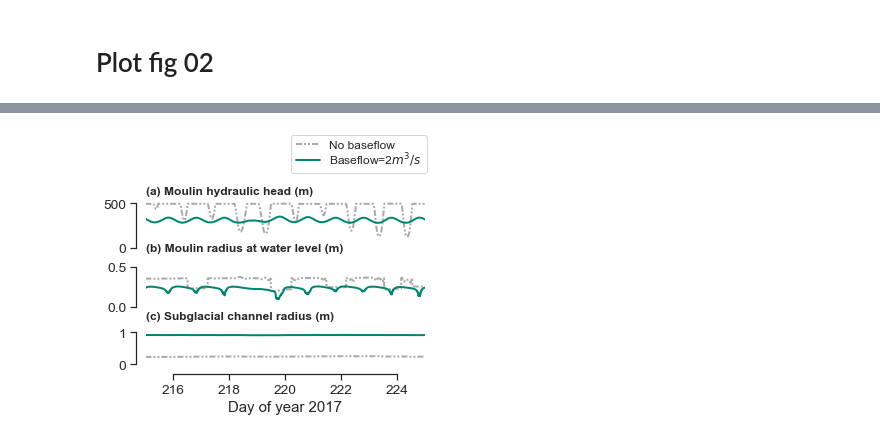
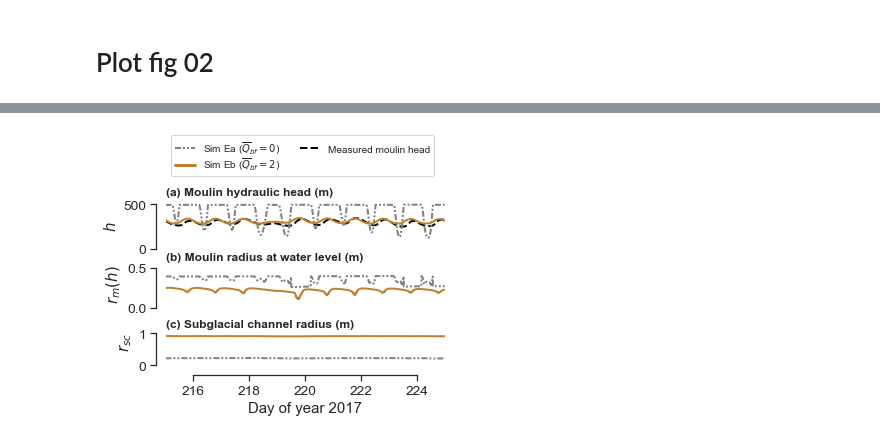
Before and after one commit to cctrunz/ModelRepo_pyMouShBaseflow_paper, a Jupyter notebook: Plot_figures_with_JEME.ipynb, the cells around one changed output, grey strips where cells are left out. Cells and saved outputs as stored; diff of their text form; code cells hidden in the pictures.

```diff
--- a/Plot_figures_with_JEME.ipynb
+++ b/Plot_figures_with_JEME.ipynb
@@ -299,7 +460,7 @@ picklefile.close()
 bf0_fix = MoulinShape(moulin_radii = moulin_radii,
                       ice_thickness = ice_thickness,
                       initial_head = initial_head,
-                      initial_subglacial_area = initial_subglacial_area,
+                      initial_subglacial_area = np.pi*0.2**2,
                       channel_length = channel_length,
                       regional_surface_slope = regional_surface_slope,
                       temperature_profile = temperature_profile)
@@ -313,7 +474,7 @@ for idx,t in enumerate(time) :
 plot_data(bf0_fix,h_soy,h_real)
 plt.savefig('bf0_fix.pdf')
 
-picklefile = open('bf0_fix_TC', 'wb')
+picklefile = open('Pickles_TC/bf0_fix_TC', 'wb')
 pickle.dump(bf0_fix, picklefile)
 picklefile.close()
 # %% [output]
@@ -441,35 +602,35 @@ picklefile.close()
 Use pickled data if possible
 # %%
 
-picklefile = open('cylinder10_TC', 'rb')
+picklefile = open('Pickles_TC/cylinder10_TC', 'rb')
 cylinder10 = pickle.load(picklefile)
 picklefile.close()
 
-picklefile = open('cylinder1_TC', 'rb')
+picklefile = open('Pickles_TC/cylinder1_TC', 'rb')
 cylinder1 = pickle.load(picklefile)
 picklefile.close()
 
-picklefile = open('bf0_fix_TC', 'rb')
+picklefile = open('Pickles_TC/bf0_fix_TC', 'rb')
 bf0_fix = pickle.load(picklefile)
 picklefile.close()
 
-picklefile = open('bf1_fix_TC', 'rb')
+picklefile = open('Pickles_TC/bf1_fix_TC', 'rb')
 bf1_fix = pickle.load(picklefile)
 picklefile.close()
 
-picklefile = open('bf3_fix_TC', 'rb')
+picklefile = open('Pickles_TC/bf3_fix_TC', 'rb')
 bf3_fix = pickle.load(picklefile)
 picklefile.close()
 
-picklefile = open('bf2_fix_TC', 'rb')
+picklefile = open('Pickles_TC/bf2_fix_TC', 'rb')
 bf2_fix = pickle.load(picklefile)
 picklefile.close()
 
-picklefile = open('bf1_osc_TC', 'rb')
+picklefile = open('Pickles_TC/bf1_osc_TC', 'rb')
 bf1_osc = pickle.load(picklefile)
 picklefile.close()
 
-picklefile = open('bf1_osc_shift_TC', 'rb')
+picklefile = open('Pickles_TC/bf1_osc_shift_TC', 'rb')
 bf1_osc_shift = pickle.load(picklefile)
 picklefile.close()
 # %% [markdown]
@@ -829,49 +972,49 @@ time_bf2 = np.array(bf2_fix.time_day)
 
 fig, axs = plt.subplots(3, sharex=False, figsize=(5,3))
 
-axs[0].plot(time_brut , head_brut, label= 'No baseflow', color='darkgray',linewidth=lw,linestyle=(0, (3, 1, 1, 1, 1, 1)))
-axs[0].plot(time_bf2 , head_bf2, label= 'Baseflow=2$m^3/s$', color=palette[3],linewidth=lw)
-axs[0].legend(loc=2, prop={'size': 12},bbox_to_anchor=(0.5,2.5), bbox_transform=axs[0].transAxes,labelspacing=0)
-#axs[0].set_ylabel('(m)')
+axs[0].plot(h_doy,h_real,label='Field data', color='black',linewidth=lw, linestyle='--')
+axs[0].plot(time_brut , head_brut, label= 'No baseflow', color=c_0,linewidth=lw,linestyle=(0, (3, 1, 1, 1, 1, 1)))
+axs[0].plot(time_bf2 , head_bf2, label= 'Baseflow=2$m^3/s$', color=c_2,linewidth=lw)
+#axs[0].legend(loc=2, prop={'size': 12},bbox_to_anchor=(0.5,2.5), bbox_transform=axs[0].transAxes,labelspacing=0)
+axs[0].set_ylabel('$h$')
 axs[0].set_xlim([215,225])
 
-axs[1].plot(time_brut , radius_jeme_brut, label= 'No baseflow', color='darkgray',linewidth=lw,linestyle=(0, (3, 1, 1, 1, 1, 1)))
-axs[1].plot(time_bf2 , radius_jeme_bf2, label= 'Baseflow=2$m^3/s$', color=palette[3],linewidth=lw)
-#axs[1].set_ylabel('(m)')
+axs[1].plot(time_brut , radius_jeme_brut, label= 'No baseflow', color=c_0,linewidth=lw,linestyle=(0, (3, 1, 1, 1, 1, 1)))
+axs[1].plot(time_bf2 , radius_jeme_bf2, label= 'Baseflow=2$m^3/s$', color=c_2,linewidth=lw)
+axs[1].set_ylabel('$r_{m}(h)$')
 axs[1].set_xlim([215,225])
 axs[1].set_ylim([0,0.6])
 #axs[1].legend(loc=1, prop={'size': 12},bbox_to_anchor=(1.1,0), bbox_transform=axs[1].transAxes,labelspacing=0)
 
 #ax2 = axs[2].twinx()
-axs[2].plot(time_brut , bf0_fix.dict['subglacial_radius'], label= 'No baseflow', color='darkgray',linewidth=lw,linestyle=(0, (3, 1, 1, 1, 1, 1)))
-axs[2].plot(time_bf2 , bf2_fix.dict['subglacial_radius'], label= 'Baseflow=2$m^3/s$', color=palette[3],linewidth=lw)
+axs[2].plot(time_brut , bf0_fix.dict['subglacial_radius'], label= 'No baseflow', color=c_0,linewidth=lw,linestyle=(0, (3, 1, 1, 1, 1, 1)))
+axs[2].plot(time_bf2 , bf2_fix.dict['subglacial_radius'], label= 'Baseflow=2$m^3/s$', color=c_2,linewidth=lw)
 #axs[2].legend(loc=1, prop={'size': 12},bbox_to_anchor=(1,0), bbox_transform=axs[1].transAxes,labelspacing=0)
-#axs[2].set_ylabel('(m)', color=palette[0])
+axs[2].set_ylabel('$r_{sc}$')
 axs[2].set_ylim([0,1.5])
 #ax2.set_ylim([1,1.11])
 axs[2].set_xlim([215,225])
-#ax2.set_ylabel('(m)', color=palette[2])
-#axs[2].tick_params(axis='y', labelcolor=palette[0])
-#axs[2].spines['left'].set_color(palette[0])
-#ax2.tick_params(axis='y', color= palette[2], labelcolor=palette[2])
-#ax2.spines['right'].set_color(palette[2])
 axs[2].set_xlabel('Day of year 2017')
 
 sns.despine(trim=True, offset=[10,10])
 
 sns.despine(ax=axs[0],bottom=True)
 sns.despine(ax=axs[1],bottom=True)
 #sns.despine(ax=ax2,right=False)
 axs[0].set_xticks([])
 axs[1].set_xticks([])
 
 #letters
 axs[0].text(215,600,'(a) Moulin hydraulic head (m)',fontsize=12, weight='bold', bbox=dict(facecolor='white'))
-axs[1].text(215,0.7,'(b) Moulin radius at water level (m)',fontsize=12, weight='bold', bbox=dict(facecolor='white'))
-axs[2].text(215,1.4,'(c) Subglacial channel radius (m)',fontsize=12, weight='bold', bbox=dict(facecolor='white'))
+axs[1].text(215,0.6,'(b) Moulin radius at water level (m)',fontsize=12, weight='bold', bbox=dict(facecolor='white'))
+axs[2].text(215,1.2,'(c) Subglacial channel radius (m)',fontsize=12, weight='bold', bbox=dict(facecolor='white'))
 
-
+#legend
+elements = [Line2D([0], [0], color=c_0, lw=2, ls=ls_0, label='Sim Ea ($\overline{Q}_{bf}=0$)'),
+            Line2D([0], [0], color=c_2, lw=3, label='Sim Eb ($\overline{Q}_{bf}=2$) '),
+            Line2D([0], [0], color='black', ls=ls_hreal, lw=2, label='Measured moulin head')]
+axs[0].legend(handles=elements, loc=2, bbox_to_anchor=(0, 2.5), labelspacing=0,  prop={'size': 10},ncol=2)
 
 plt.savefig('Figure_TC/radius_short.pdf',bbox_inches='tight')
 # %% [output]
-[figure, old version]
+[figure, new version]
```
Also changed, not shown: parts of 17 cells of this notebook, 1 other file.
